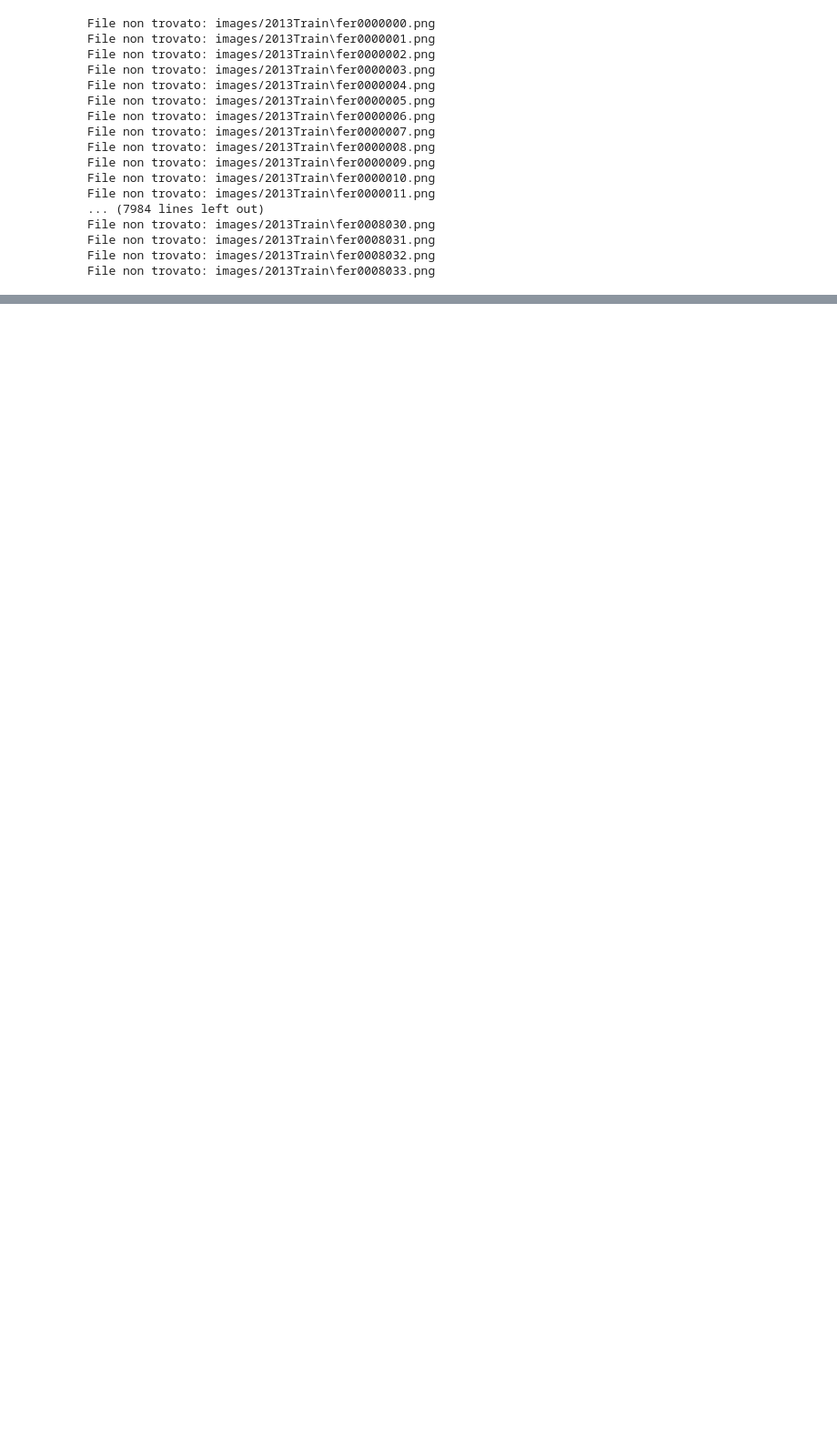
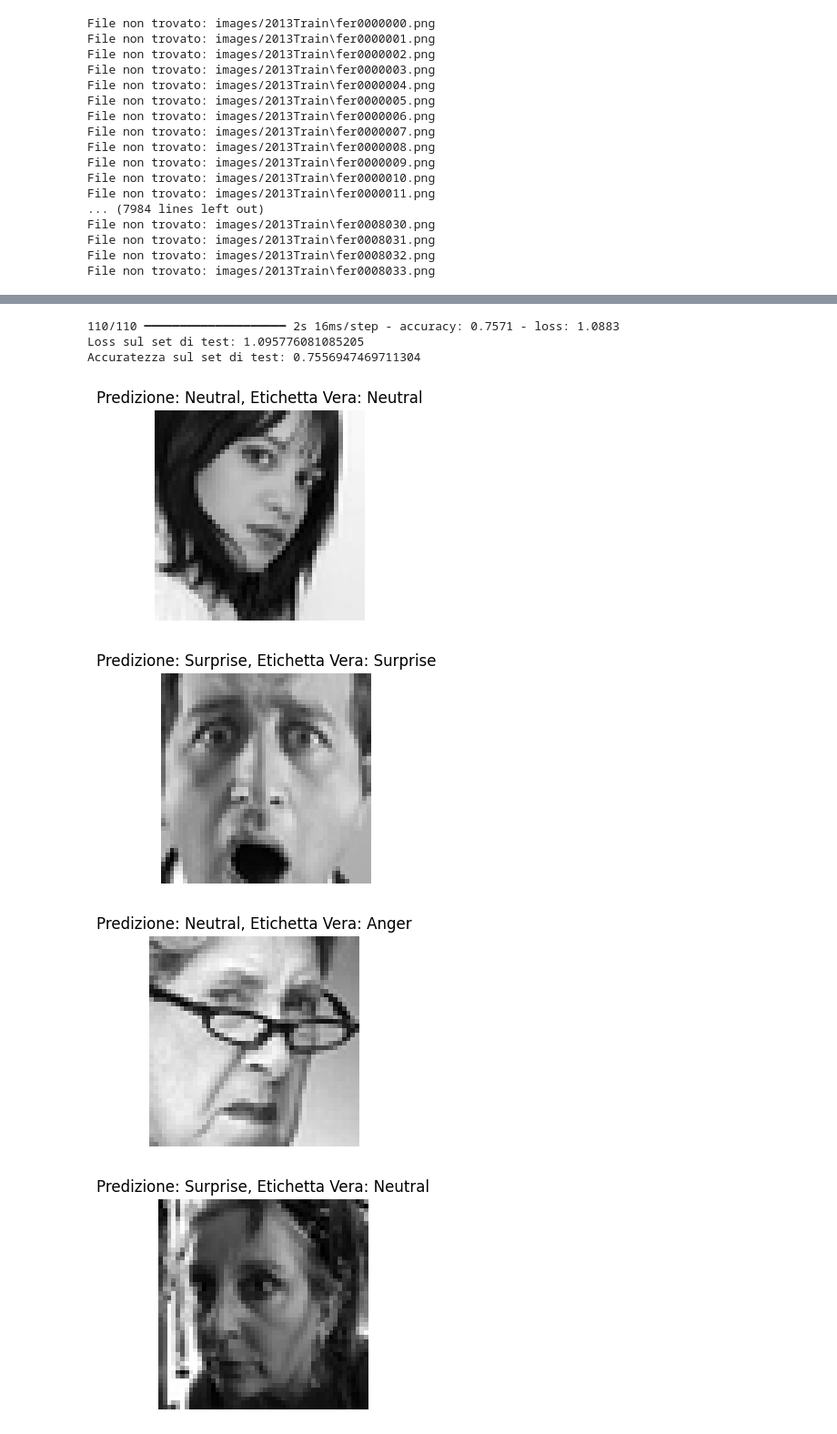
Before and after one commit to lemtiel93/progetto-crif, a Jupyter notebook: fer+/fer_plus.ipynb, the cells around one changed output, grey strips where cells are left out. Shown at 91% size. Cells and saved outputs as stored; diff of their text form; code cells hidden in the pictures; blank space fills up the shorter version.

```diff
--- a/fer+/fer_plus.ipynb
+++ b/fer+/fer_plus.ipynb
@@ -226,0 +305,4 @@ Epoch 10/10
+# %%
+model = tf.keras.models.load_model("modello78%.keras")
+# %%
+prediction = model.predict(X_test)
@@ -226,0 +311,27 @@ Epoch 10/10
+# %%
+loss, accuracy = model.evaluate(X_test, y_test)
+
+print(f'Loss sul set di test: {loss}')
+print(f'Accuratezza sul set di test: {accuracy}')
+# %% [output]
+110/110 ━━━━━━━━━━━━━━━━━━━━ 2s 16ms/step - accuracy: 0.7571 - loss: 1.0883
+Loss sul set di test: 1.095776081085205
+Accuratezza sul set di test: 0.7556947469711304
+# %%
+classi_predette = np.argmax(prediction, axis=1)
+classi_vere = np.argmax(y_test, axis=1)
+class_names = ['Neutral', 'Happiness', 'Surprise', 'Sadness', 'Anger', 'Disgust', 'Fear', 'Contempt','Unknown']
+num_images = 10
+random_indices = np.random.choice(len(X_test), size=num_images, replace=False)
+# Visualizza le prime 5 immagini con le predizioni
+for i in random_indices:
+    plt.figure(figsize=(3,3))
+    plt.imshow(X_test[i], cmap='gray')  # Rimuovi 'cmap' se le immagini sono a colori
+    plt.title(f"Predizione: {class_names[classi_predette[i]]}, Etichetta Vera: {class_names[classi_vere[i]]}")
+    plt.axis('off')
+    plt.show()
+# %% [output]
+[figure, added]
+[figure, added]
+[figure, added]
+[figure, added]
```
Also changed, not shown: parts of 14 cells of this notebook, 5 other files.
